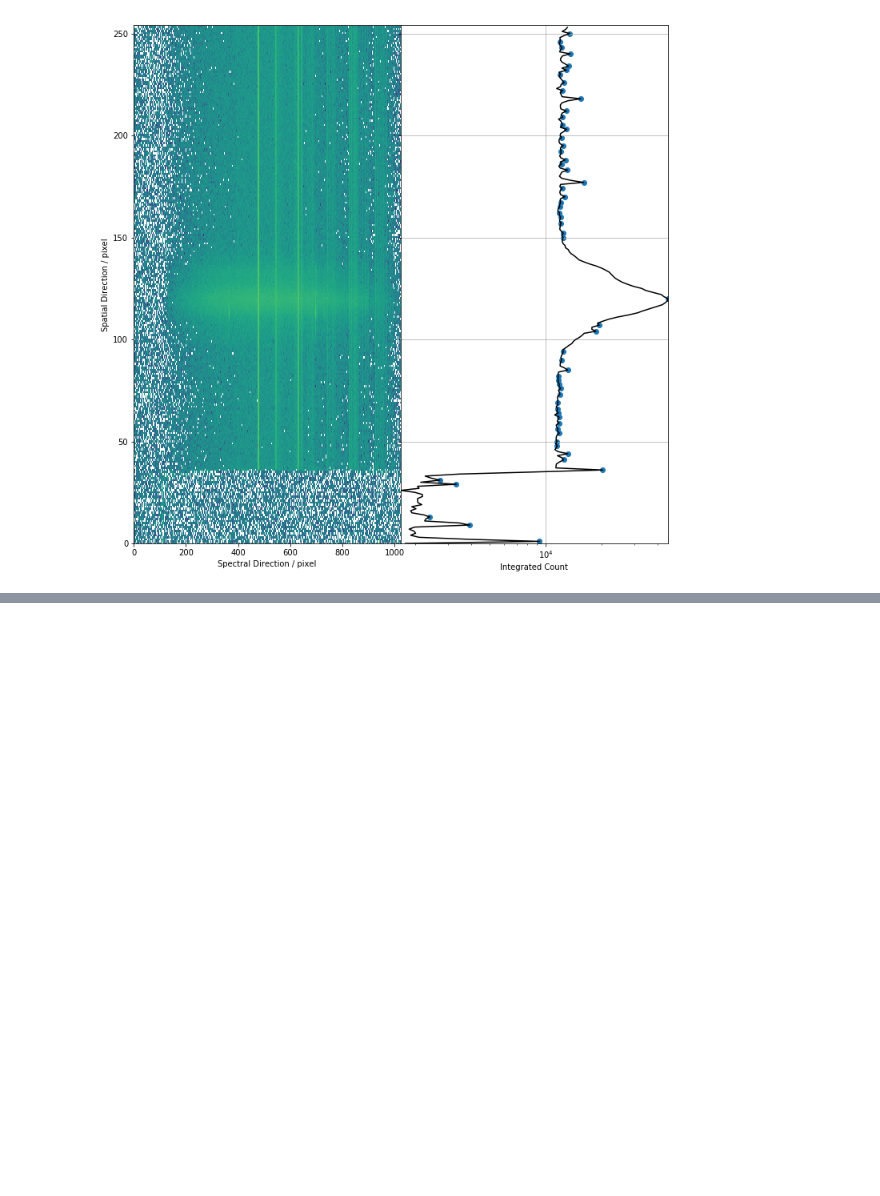
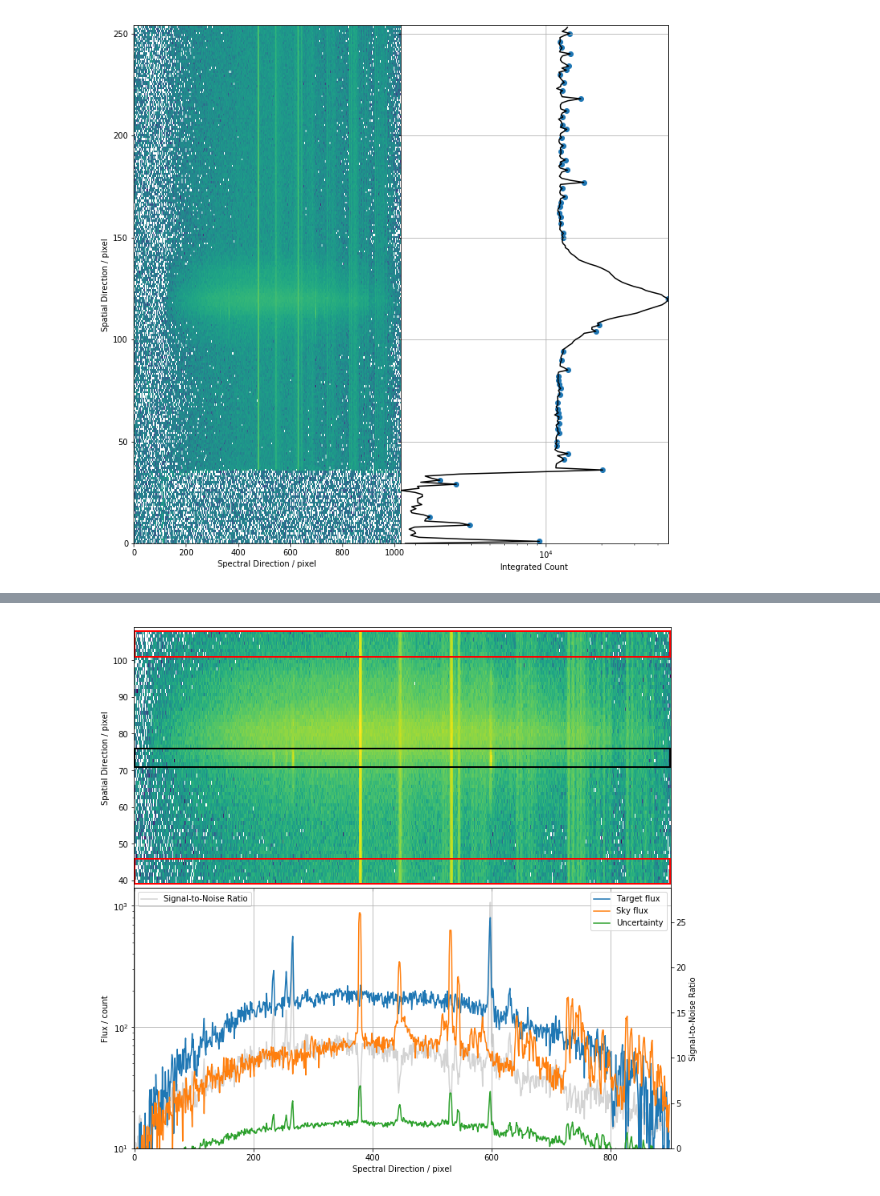
Before and after one commit to cylammarco/ASPIRED, a Jupyter notebook: SPRAT_2dspec_AT2019fsw.ipynb, the cells around one changed output, grey strips where cells are left out. Cells and saved outputs as stored; diff of their text form; code cells hidden in the pictures; blank space fills up the shorter version.

```diff
--- a/SPRAT_2dspec_AT2019fsw.ipynb
+++ b/SPRAT_2dspec_AT2019fsw.ipynb
@@ -83,0 +86,13 @@ spec, sky, err = twodspec.ap_extract(
+# %%
+# Optimal extraction
+spec, sky, err = twodspec.ap_extract(
+    sprat_data,
+    np.ones(len(spec_mask))*74.,
+    my_sigma[1],
+    spatial_mask=spatial_mask,
+    spec_mask=spec_mask,
+    apwidth=2,
+    skysep=25,
+    display=True)
+# %% [output]
+[figure, added]
```
Also changed, not shown: parts of 2 cells of this notebook, 3 other files.
